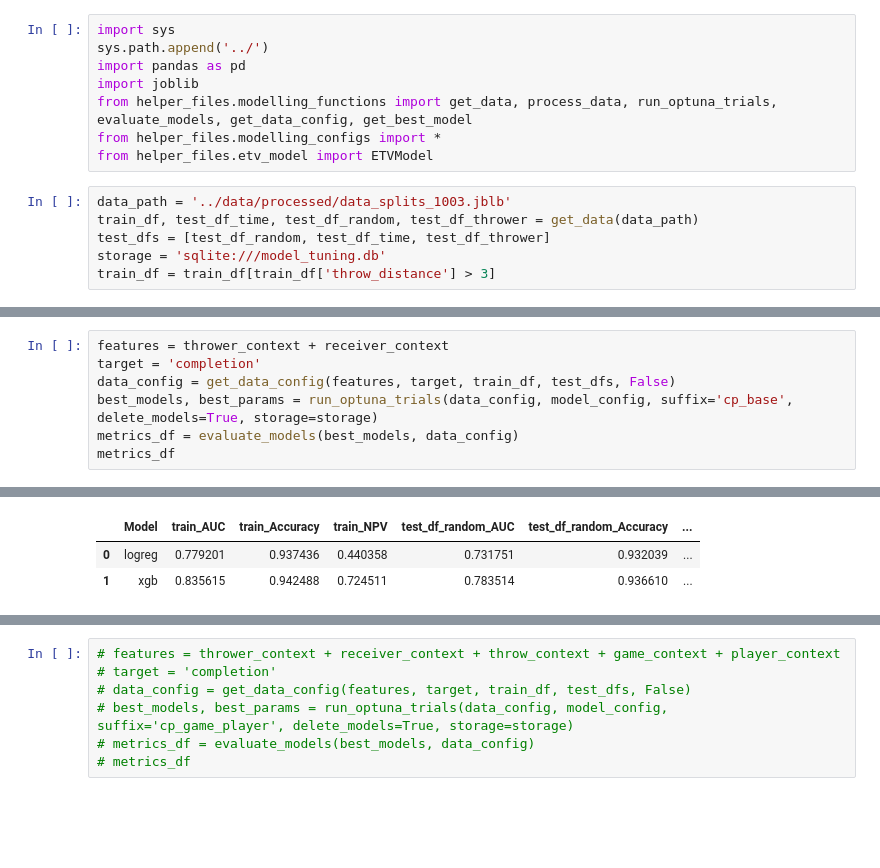
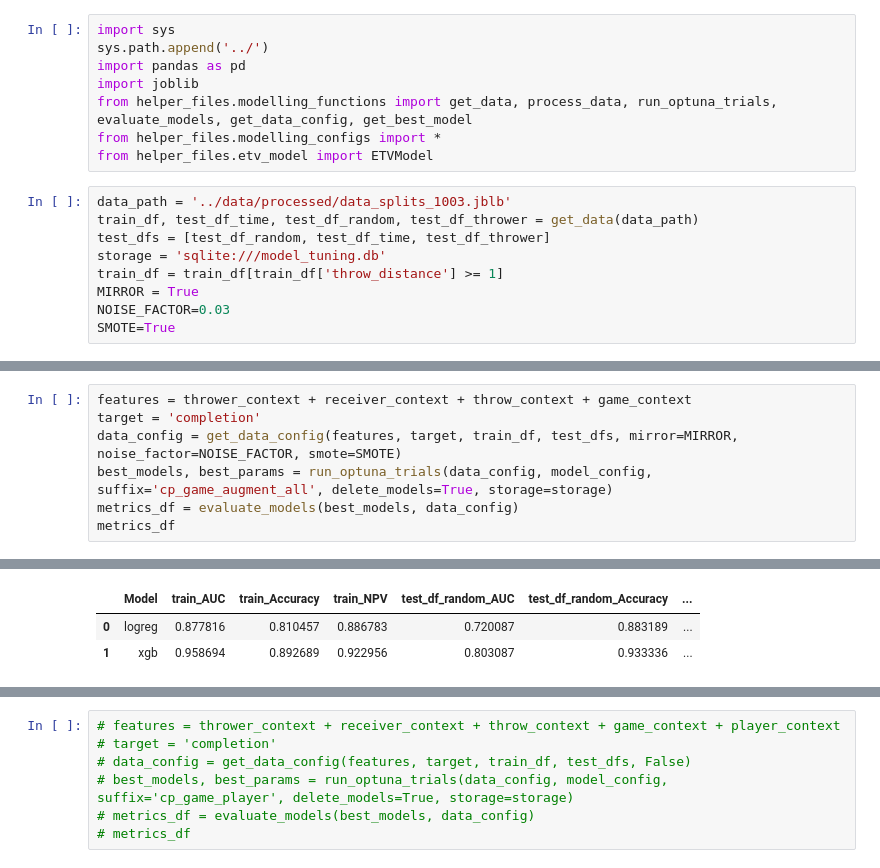
Before and after one commit to BradenEberhard/Expected-Throwing-Value, a Jupyter notebook: models/etv_training.ipynb, the cells around one changed output, grey strips where cells are left out. Saved outputs shown, nothing was run; the diff lists cells and outputs as text; blank space fills up the shorter version.

```diff
--- a/models/etv_training.ipynb
+++ b/models/etv_training.ipynb
@@ -11,7 +11,10 @@ data_path = '../data/processed/data_splits_1003.jblb'
 train_df, test_df_time, test_df_random, test_df_thrower = get_data(data_path)
 test_dfs = [test_df_random, test_df_time, test_df_thrower]
 storage = 'sqlite:///model_tuning.db'
-train_df = train_df[train_df['throw_distance'] > 3]
+train_df = train_df[train_df['throw_distance'] >= 1]
+MIRROR = True
+NOISE_FACTOR=0.03
+SMOTE=True
 # %%
 # features = thrower_context
 # target = 'outcome'
@@ -71,8 +56,8 @@ metrics_df
 # %%
-features = thrower_context + receiver_context
+features = thrower_context + receiver_context + throw_context + game_context
 target = 'completion'
-data_config = get_data_config(features, target, train_df, test_dfs, False)
-best_models, best_params = run_optuna_trials(data_config, model_config, suffix='cp_base', delete_models=True, storage=storage)
+data_config = get_data_config(features, target, train_df, test_dfs, mirror=MIRROR, noise_factor=NOISE_FACTOR, smote=SMOTE)
+best_models, best_params = run_optuna_trials(data_config, model_config, suffix='cp_game_augment_all', delete_models=True, storage=storage)
 metrics_df = evaluate_models(best_models, data_config)
 metrics_df
 # %% [output]
@@ -96,3 +77,3 @@ metrics_df
 |  | Model | train_AUC | train_Accuracy | train_NPV | test_df_random_AUC | test_df_random_Accuracy | ... |
-| 0 | logreg | 0.779201 | 0.937436 | 0.440358 | 0.731751 | 0.932039 | ... |
-| 1 | xgb | 0.835615 | 0.942488 | 0.724511 | 0.783514 | 0.936610 | ... |
+| 0 | logreg | 0.877816 | 0.810457 | 0.886783 | 0.720087 | 0.883189 | ... |
+| 1 | xgb | 0.958694 | 0.892689 | 0.922956 | 0.803087 | 0.933336 | ... |
```
Also changed, not shown: parts of 6 cells of this notebook, 8 other files.
